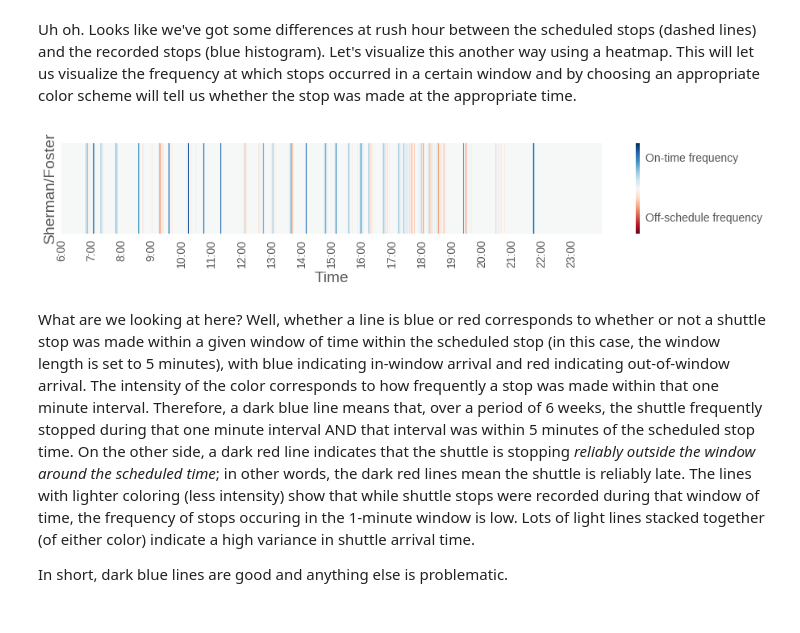
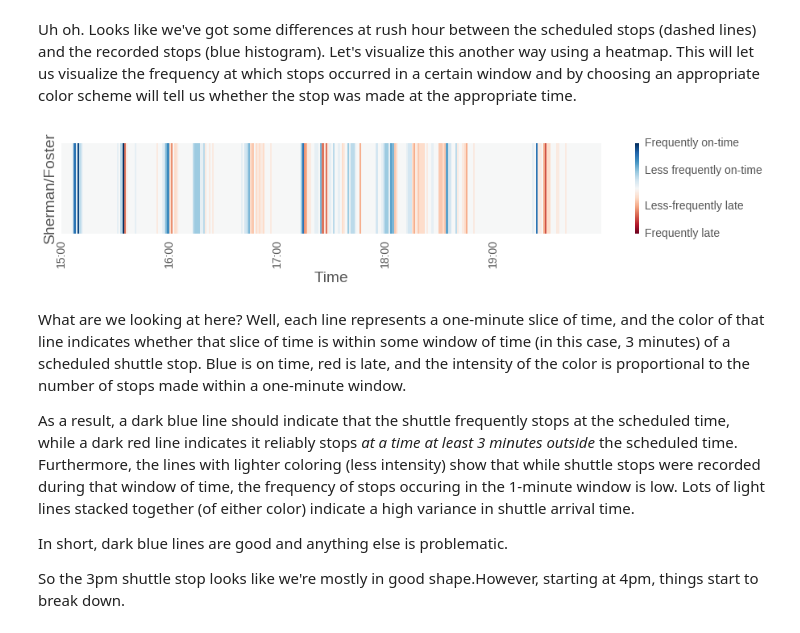
Before and after one commit to chrisjkuch/busdata, a Jupyter notebook: Bus_Plotter_pd.ipynb, the cells around one changed output. Drawn from its saved outputs; the diff is of its cells as text; code cells hidden in the pictures.

Commit message:
fixed time scaling on x-axis

```diff
--- a/Bus_Plotter_pd.ipynb
+++ b/Bus_Plotter_pd.ipynb
@@ -156,34 +158,39 @@ Uh oh. Looks like we've got some differences at rush hour between the scheduled
 # %%
 # Get the histogram in numerical form
 stop_name = 'Sherman/Foster'
 scheduled_stops = northsouth[stop_name].astype(int)
-start_hour = 6
-end_hour = 24
-interval = 1
-interval_bins = np.arange(start_hour * 60, end_hour * 60 + 1, interval)
+start_hour = 15
+end_hour = 20
+time_labels = [ str(x) + ':00' for x in range(start_hour, end_hour)]
+# 1-minute intervals
+interval_bins = np.arange(start_hour * 60, end_hour * 60 + 1, 1)
 counts, hist_bins = np.histogram(stop_times[stop_name], bins=interval_bins)
 
 # Apply a mask using a window of time
-window = 5
+window = 3
 mask = -1 * np.ones_like(counts)
 for scheduled_stop in scheduled_stops:
     index = scheduled_stop - start_hour * 60
-    mask[index-5:index+5] = 1
+    mask[index-window:index+window] = 1
 
 maxcounts = max(counts)
 counts = counts * mask
 counts = counts.reshape(1, counts.size)
 plt.figure(figsize=(15,2))
-hmax = sns.heatmap(counts, cmap='RdBu', yticklabels=False, vmin=-15, vmax=15)
-hmax.collections[0].colorbar.set_ticks([-10, 0, 10])
-hmax.collections[0].colorbar.set_ticklabels(['Off-schedule frequency', '', 'On-time frequency'])
+hmax = sns.heatmap(counts, cmap='RdBu', yticklabels=False, vmin=-maxcounts, vmax=maxcounts)
+hmax.collections[0].colorbar.set_ticks([-maxcounts, -maxcounts/2.5, maxcounts/2.5, maxcounts])
+hmax.collections[0].colorbar.set_ticklabels(['Frequently late', 'Less-frequently late', 'Less frequently on-time', 'Frequently on-time'])
 plt.xticks(np.arange(0, (end_hour - start_hour) * 60, 60), time_labels)
 plt.xlabel('Time')
 plt.ylabel('Sherman/Foster')
 plt.show()
 # %% [output]
-[figure, old version]
+[figure, new version]
 # %% [markdown]
-What are we looking at here? Well, whether a line is blue or red corresponds to whether or not a shuttle stop was made within a given window of time within the scheduled stop (in this case, the window length is set to 5 minutes), with blue indicating in-window arrival and red indicating out-of-window arrival. The intensity of the color corresponds to how frequently a stop was made within that one minute interval. Therefore, a dark blue line means that, over a period of 6 weeks, the shuttle frequently stopped during that one minute interval AND that interval was within 5 minutes of the scheduled stop time. On the other side, a dark red line indicates that the shuttle is stopping *reliably outside the window around the scheduled time*; in other words, the dark red lines mean the shuttle is reliably late. The lines with lighter coloring (less intensity) show that while shuttle stops were recorded during that window of time, the frequency of stops occuring in the 1-minute window is low. Lots of light lines stacked together (of either color) indicate a high variance in shuttle arrival time.
+What are we looking at here? Well, each line represents a one-minute slice of time, and the color of that line indicates whether that slice of time is within some window of time (in this case, 3 minutes) of a scheduled shuttle stop. Blue is on time, red is late, and the intensity of the color is proportional to the number of stops made within a one-minute window.
+
+As a result, a dark blue line should indicate that the shuttle frequently stops at the scheduled time, while a dark red line indicates it reliably stops *at a time at least 3 minutes outside* the scheduled time. Furthermore, the lines with lighter coloring (less intensity) show that while shuttle stops were recorded during that window of time, the frequency of stops occuring in the 1-minute window is low. Lots of light lines stacked together (of either color) indicate a high variance in shuttle arrival time.
 
 In short, dark blue lines are good and anything else is problematic.
+
+So the 3pm shuttle stop looks like we're mostly in good shape.However, starting at 4pm, things start to break down.
```
Also changed, not shown: parts of 8 cells of this notebook, 1 other file.
